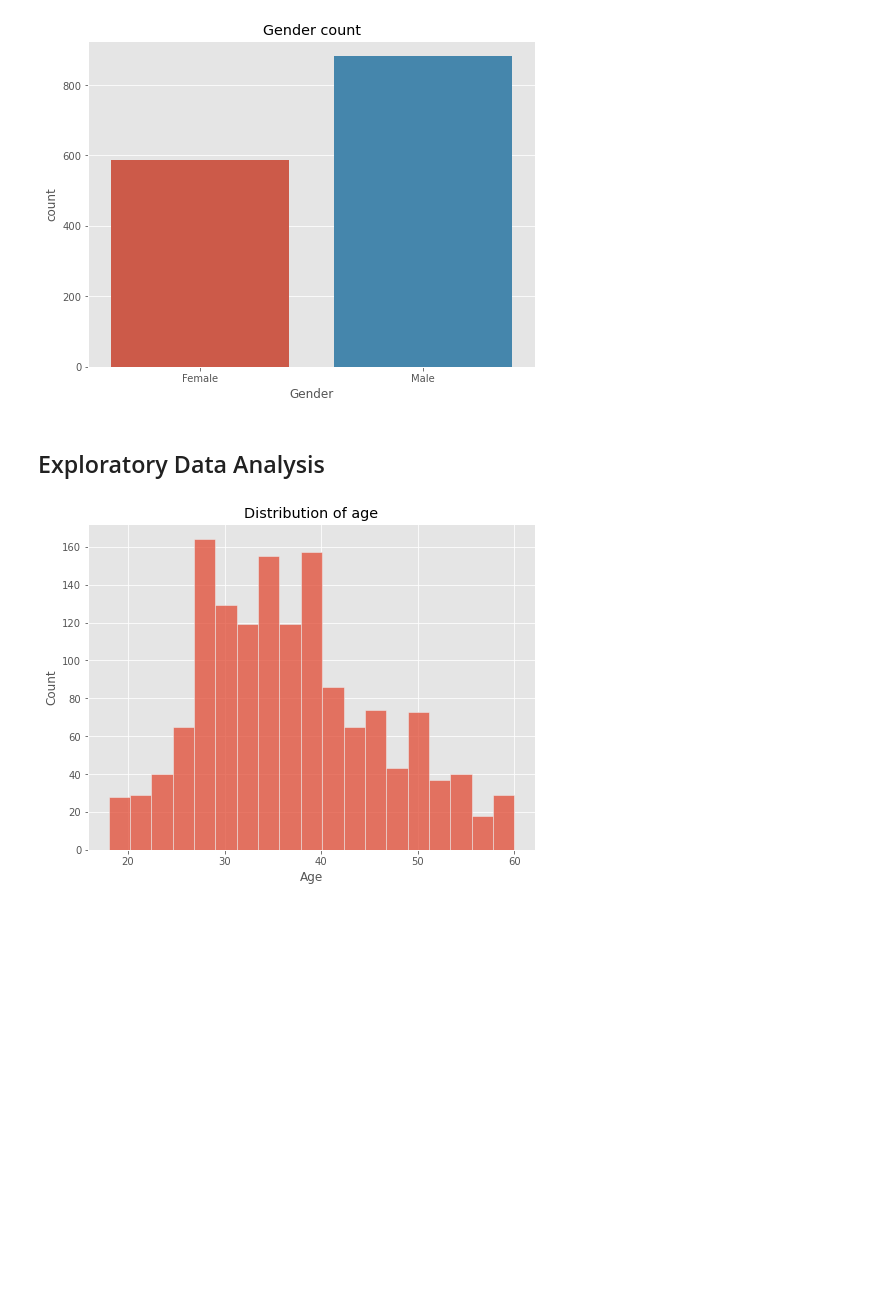
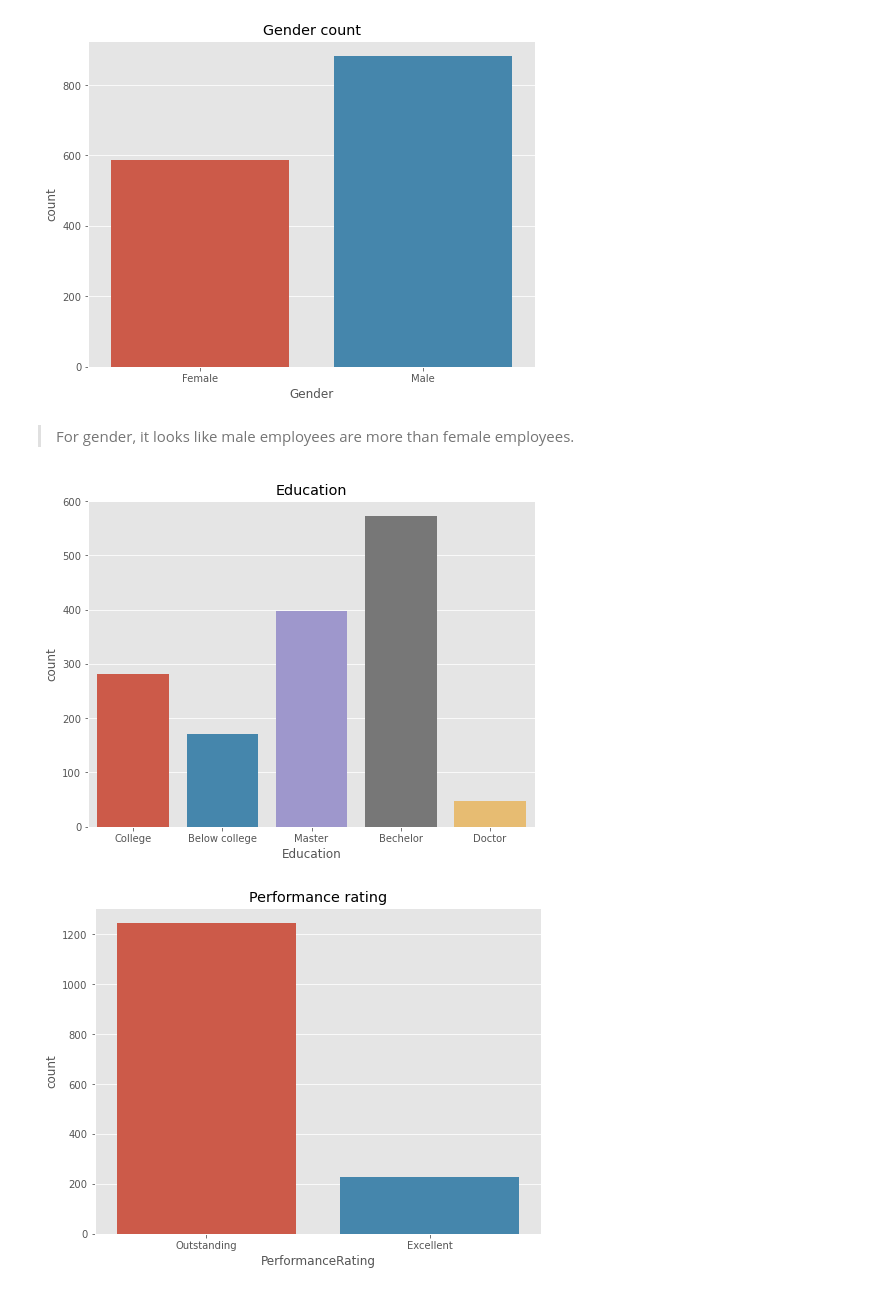
Before and after one commit to franciskyalo/employee_attrition, a Jupyter notebook: employee_attrition.ipynb, the cells around one changed output. Drawn from its saved outputs; the diff is of its cells as text; code cells hidden in the pictures; blank space fills up the shorter version.

```diff
--- a/employee_attrition.ipynb
+++ b/employee_attrition.ipynb
@@ -256,5 +273,5 @@ sns.countplot(x="Gender", data=data)
 plt.show()
 # %% [output]
 [figure]
-# %% [markdown]
-## Exploratory Data Analysis
+# %% [markdown]
+> For gender, it looks like male employees are more than female employees.
@@ -261,8 +348,18 @@ plt.show()
 # %%
-# distribution of age
+# education count
+
 plt.figure(figsize=(8, 6))
-sns.histplot(x="Age", data = data)
-plt.title('Distribution of age')
+sns.countplot(x="Education", data=data_copy)
+plt.title('Education')
 plt.show()
 # %% [output]
-[figure, old version]
+[figure, new version]
+# %%
+# performance rating count
+
+plt.figure(figsize=(8, 6))
+sns.countplot(x="PerformanceRating", data=data_copy)
+plt.title('Performance rating')
+plt.show()
+# %% [output]
+[figure, added]
```
Also changed, not shown: parts of 36 cells of this notebook.
